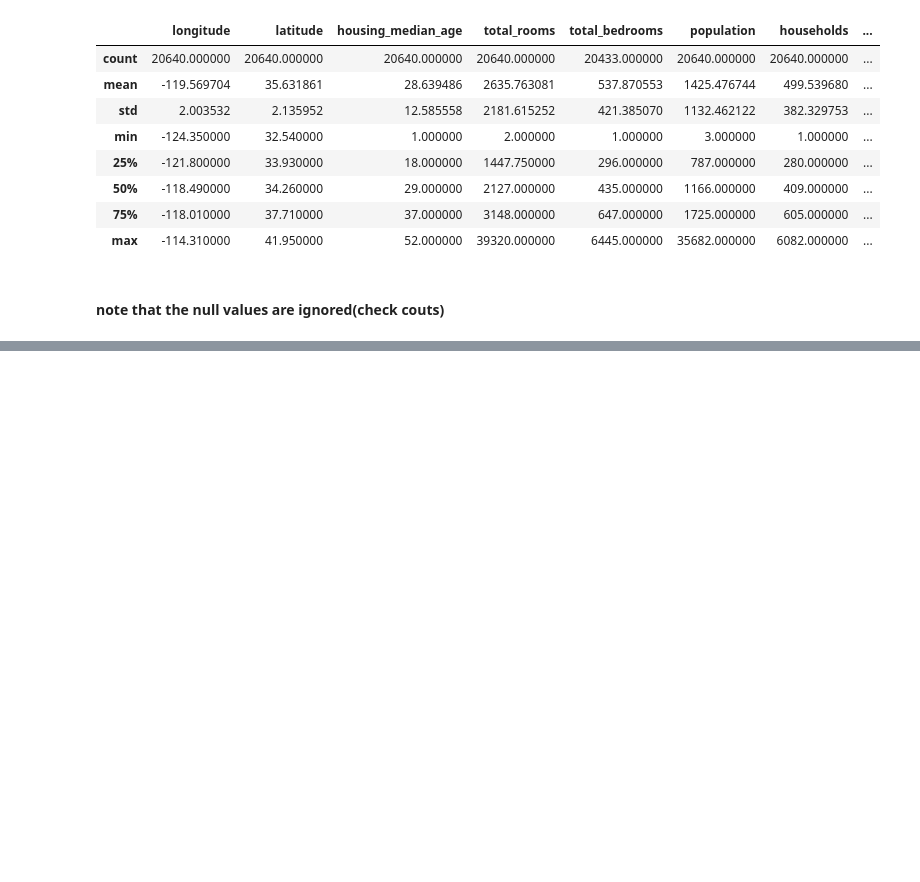
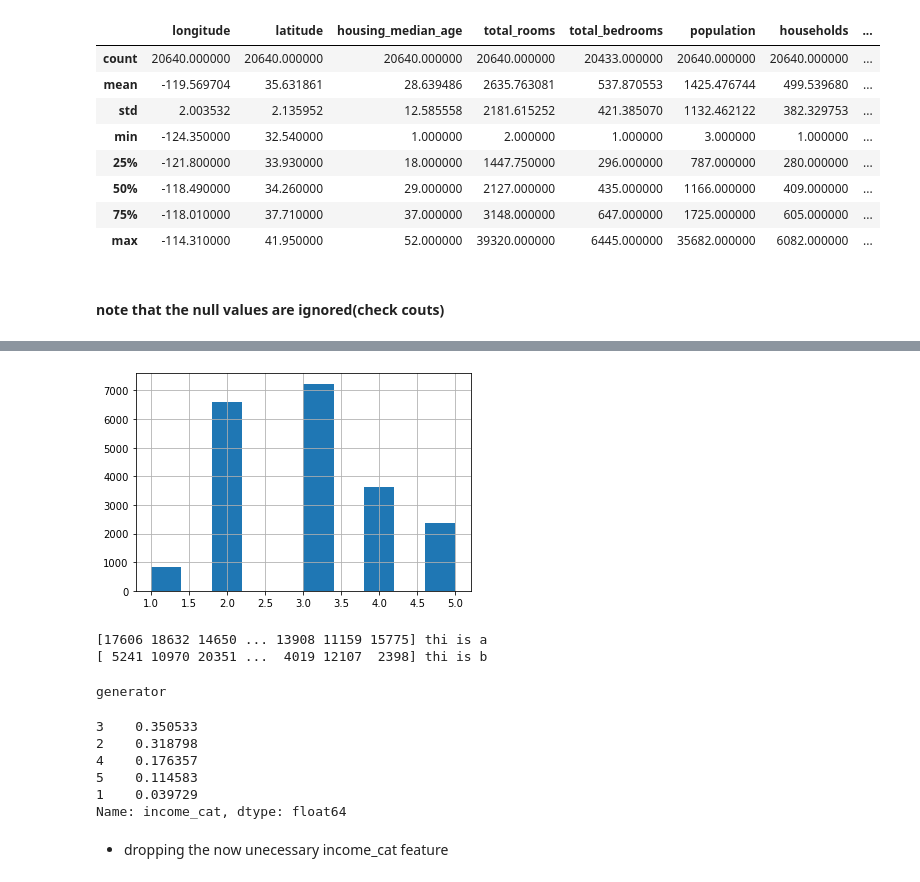
Before and after one commit to EjuluWilson/PROJECTS, a Jupyter notebook: A housing price model using California census data/A housing price model using California census data.ipynb, the cells around one changed output, grey strips where cells are left out. Cells and saved outputs as stored; diff of their text form; code cells hidden in the pictures; blank space fills up the shorter version.

Commit message:
createded test and train sets using stratified sampling

```diff
--- a/A housing price model using California census data/A housing price model using California census data.ipynb
+++ b/A housing price model using California census data/A housing price model using California census data.ipynb
@@ -109,0 +119,4 @@ df1.describe()
+# %%
+df2 = df1.copy()
+df2["income_cat"] = pd.cut(df2.median_income,bins=[0., 1.5, 3.0, 4.5, 6., np.inf],labels=[1, 2, 3, 4, 5])
+df2["income_cat"].head()
@@ -109,0 +131,5 @@ df1.describe()
+# %%
+#visualise
+df2.income_cat.hist();
+# %% [output]
+[figure, added]
@@ -109,0 +145,24 @@ df1.describe()
+# %%
+#understanting the forloop above
+for a,b in split.split(df2,df2.income_cat):
+    print(a,"thi is a")
+    print(b,"thi is b")
+# %% [output]
+[17606 18632 14650 ... 13908 11159 15775] thi is a
+[ 5241 10970 20351 ...  4019 12107  2398] thi is b
+# %%
+type(split.split(df2,df2.income_cat))
+# %% [output]
+generator
+# %%
+#confirm histogram relation
+strat_test_set["income_cat"].value_counts() / len(strat_test_set)
+# %% [output]
+3    0.350533
+2    0.318798
+4    0.176357
+5    0.114583
+1    0.039729
+Name: income_cat, dtype: float64
+# %% [markdown]
+- dropping the now unecessary income_cat feature
```
Also changed, not shown: parts of 7 cells of this notebook.
